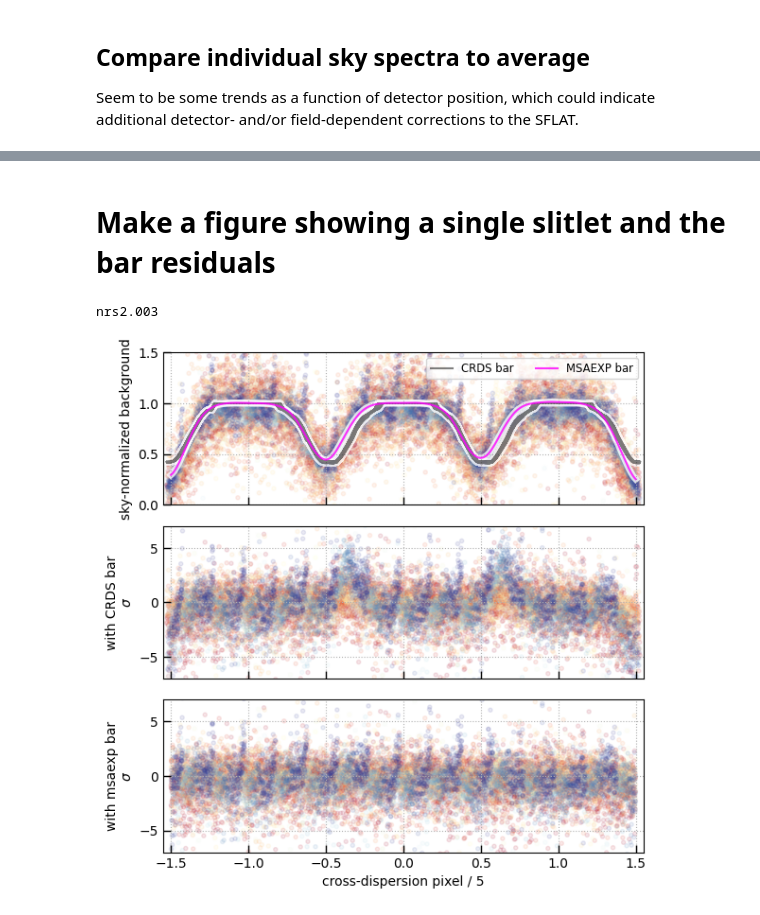
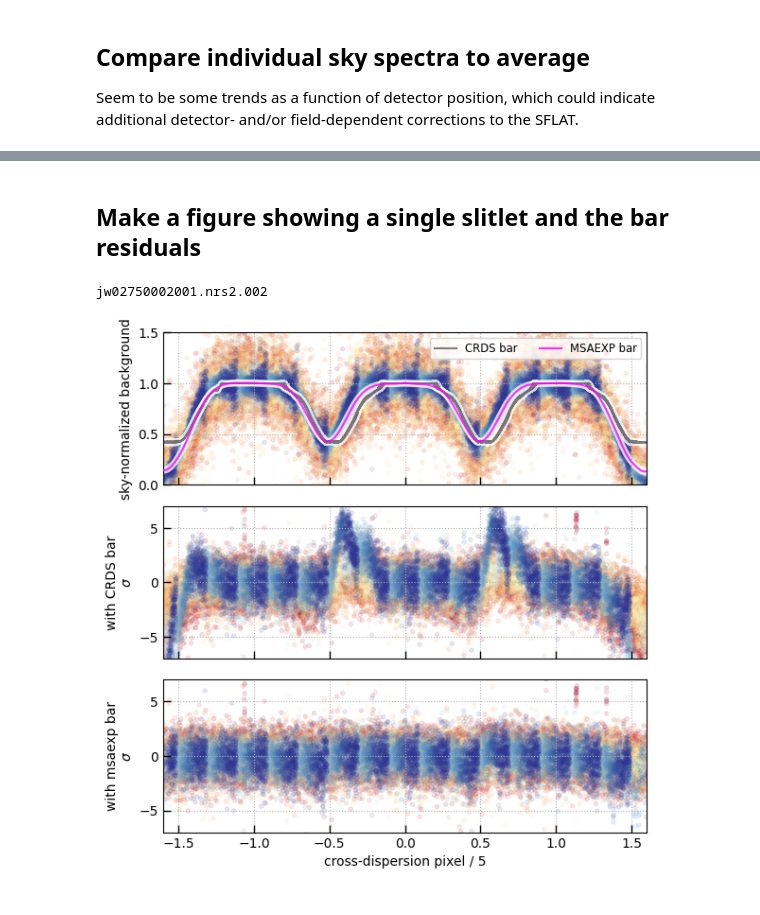
Before and after one commit to gbrammer/msaexp, a Jupyter notebook: docs/examples/empirical-bar-shadow.ipynb, the cells around one changed output, grey strips where cells are left out. Drawn from its saved outputs; the diff is of its cells as text; code cells hidden in the pictures.

```diff
--- a/docs/examples/empirical-bar-shadow.ipynb
+++ b/docs/examples/empirical-bar-shadow.ipynb
@@ -291,0 +359,5 @@ fig.tight_layout(pad=1)
+# %%
+for k in bobj:
+    obj = bobj[k]
+    if (not hasattr(obj, 'sky_data')) | (1):
+        obj.estimate_sky(make_plot=False, mask_slit=[100,-100], df=sky_df)
@@ -436,0 +618,4 @@ minmax:
+# %%
+i = -1
+crows = []
+print(sky_df)
@@ -436,0 +816,3 @@ minmax:
+# %%
+num_shutters = 3
+select_shutters = nshut == num_shutters
@@ -437,25 +1050,30 @@ minmax:
 # %% [markdown]
-# Make a figure showing a single slitlet and the bar residuals
+## Make a figure showing a single slitlet and the bar residuals
 # %%
 for k in bobj:
     obj = bobj[k]
     if len(obj.meta["bad_shutter_names"]) > 0:
         continue
+
+    if len(obj.info["shutter_state"][0]) != num_shutters:
+        continue
+
     if 'nrs1' in k:
         continue
+
     print(k)
     break
 # %% [output]
-nrs2.003
+jw02750002001.nrs2.002
 # %%
-sn = obj.sci / np.sqrt(obj.var)
-
-_spl = utils.bspline_templates(obj.wave.flatten(), df=sky_df, minmax=wrange, get_matrix=True)
-_sky = _spl.dot(_csky[0]).reshape(obj.wave.shape)
-sn = obj.sci*1 / _sky
+_sky = obj.sky_data['sky2d']
+sn = obj.sci / obj.sky_data['sky2d']
 
 shutter_y = obj.fixed_yshutter
-cbar, _warp = msaexp.utils.get_prism_bar_correction(shutter_y, wrap=False)
+cbar, _warp = msaexp.utils.get_prism_wave_bar_correction(shutter_y,
+                                                         obj.wave,
+                                                         wrap=False,
+                                                         num_shutters=num_shutters)
 
 cmap = 'RdYlBu_r'
 
@@ -465,7 +1083,7 @@ wso = np.argsort(obj.wave.flatten())[::-1]
 
 # CRDS-corrected
 ax = axes[1]
-ax.scatter(shutter_y.flatten()[wso], ((sn - 1) / (np.sqrt(obj.var) / _sky)).flatten()[wso],
+ax.scatter(shutter_y.flatten()[wso], ((sn - 1) / (np.sqrt(obj.var_total) / _sky)).flatten()[wso],
            alpha=0.1, c=obj.wave.flatten()[wso], vmin=0.7, vmax=5, cmap=cmap)
 
 # This corrected
@@ -475,7 +1093,7 @@ so = np.argsort(shutter_y[oky])
 dy = 0.03
 
 ax.scatter(shutter_y.flatten()[wso],
-           ((sn*obj.bar / cbar - 1) / (np.sqrt(obj.var) / _sky * obj.bar / cbar)).flatten()[wso],
+           ((sn*obj.bar / cbar - 1) / (np.sqrt(obj.var_total) / _sky * obj.bar / cbar)).flatten()[wso],
            alpha=0.1, c=obj.wave.flatten()[wso], vmin=0.7, vmax=5, cmap=cmap)
 
 
@@ -488,33 +1106,34 @@ ax.scatter(shutter_y.flatten()[wso],
            vmin=0.7, vmax=5, zorder=-1, cmap=cmap)
 
 # Show CRDS and this correction
 xso = np.argsort(shutter_y.flatten())
 ax.plot(shutter_y.flatten()[xso], obj.bar.flatten()[xso], alpha=0.8, lw=5, color='w', zorder=1)
 ax.plot(shutter_y.flatten()[xso], obj.bar.flatten()[xso], alpha=0.5, color='k', label='CRDS bar', zorder=10)
 
 # MSAEXP correction
-my_bar, _wrapped = msaexp.utils.get_prism_bar_correction(xbin)
+my_bar, _wrapped = msaexp.utils.get_prism_bar_correction(xbin, num_shutters=num_shutters)
+
 ax.plot(xbin, my_bar, color='w', alpha=0.8, zorder=1, lw=5)
 ax.plot(xbin, my_bar, color='magenta', alpha=0.8, label='MSAEXP bar', zorder=11)
 
 ax.legend(ncol=2, loc='upper right')
 
 ax.set_xticks(np.arange(-2, 2.1, 0.5))
-ax.set_xlim(-1.55, 1.55)
+ax.set_xlim(*bar_minmax)
 
 axes[0].set_ylim(0, 1.5)
 for ax in axes[1:]:
     ax.set_ylim(-7, 7)
 
 axes[2].set_xlabel('cross-dispersion pixel / 5')
 axes[0].set_ylabel('sky-normalized background')
 axes[1].set_ylabel('with CRDS bar\n' + r'$\sigma$')
 axes[2].set_ylabel('with msaexp bar\n' + r'$\sigma$')
 
 for ax in axes:
     ax.grid()
 
 fig.tight_layout(pad=1)
 fig.savefig('diagnose_bar_correction.png')
 # %% [output]
-[figure, old version]
+[figure, new version]
```
Also changed, not shown: parts of 43 cells of this notebook.
